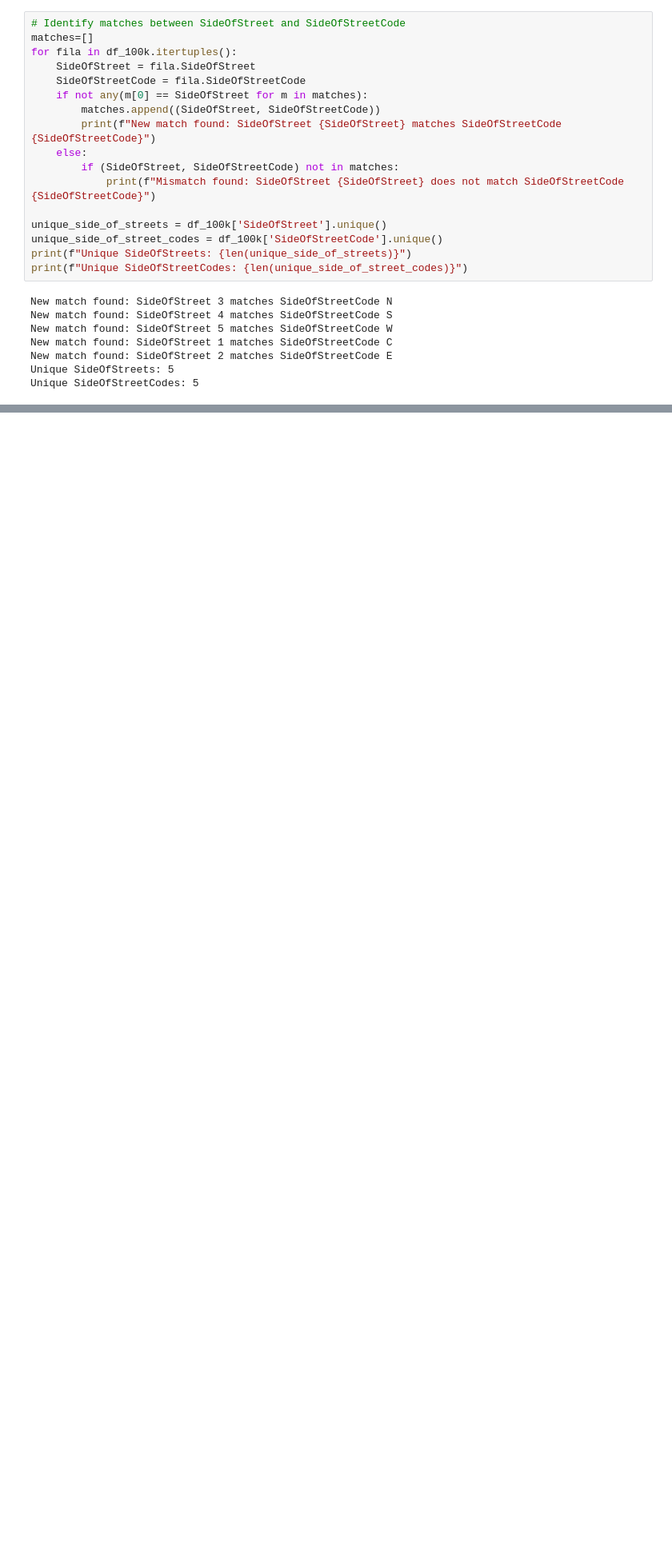
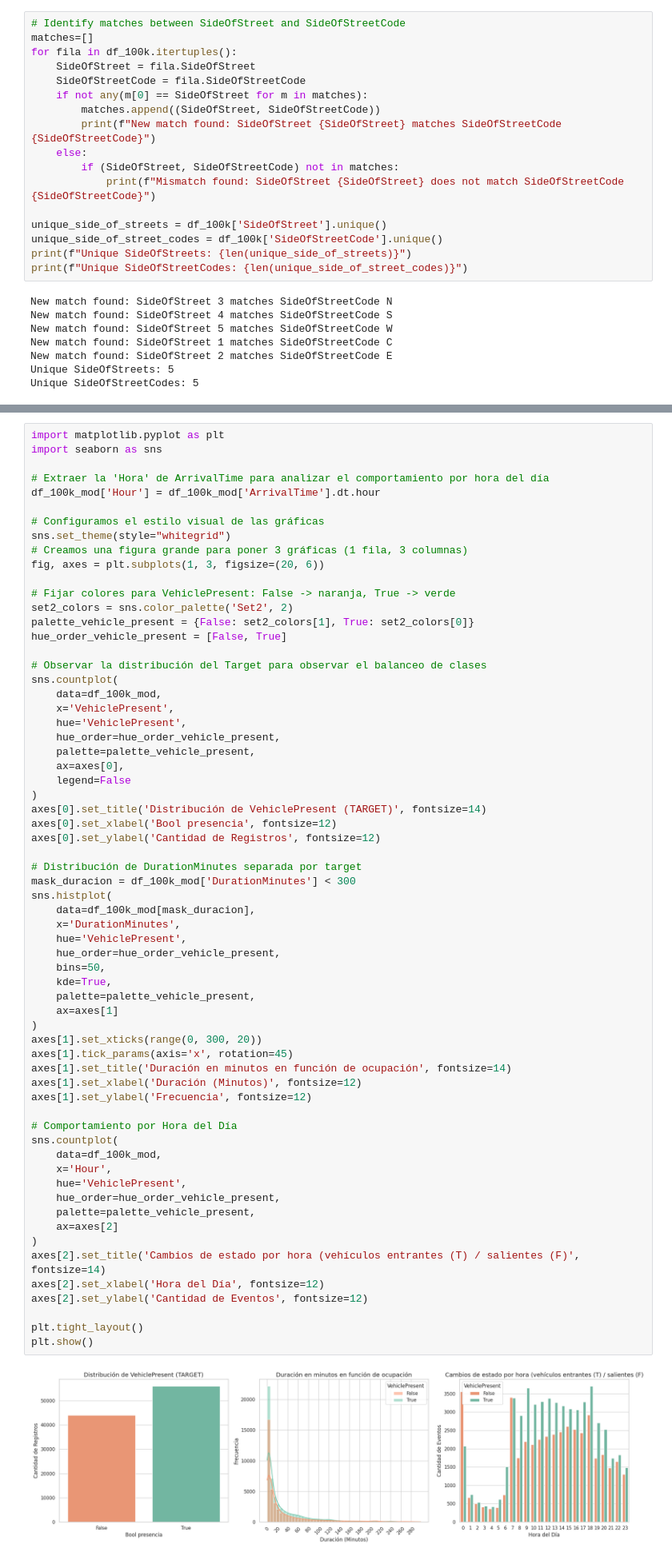
Before and after one commit to PPardodatasc/PPG-TFG-URJC, a Jupyter notebook: src/eda/2019_eda.ipynb, the cells around one changed output, grey strips where cells are left out. Shown at 80% size. Cells and saved outputs as stored; diff of their text form; blank space fills up the shorter version.

```diff
--- a/src/eda/2019_eda.ipynb
+++ b/src/eda/2019_eda.ipynb
@@ -269,0 +269,66 @@ plt.show()
+# %%
+import matplotlib.pyplot as plt
+import seaborn as sns
+
+# Extraer la 'Hora' de ArrivalTime para analizar el comportamiento por hora del día
+df_100k_mod['Hour'] = df_100k_mod['ArrivalTime'].dt.hour
+
+# Configuramos el estilo visual de las gráficas
+sns.set_theme(style="whitegrid")
+# Creamos una figura grande para poner 3 gráficas (1 fila, 3 columnas)
+fig, axes = plt.subplots(1, 3, figsize=(20, 6))
+
+# Fijar colores para VehiclePresent: False -> naranja, True -> verde
+set2_colors = sns.color_palette('Set2', 2)
+palette_vehicle_present = {False: set2_colors[1], True: set2_colors[0]}
+hue_order_vehicle_present = [False, True]
+
+# Observar la distribución del Target para observar el balanceo de clases
+sns.countplot(
+    data=df_100k_mod,
+    x='VehiclePresent',
+    hue='VehiclePresent',
+    hue_order=hue_order_vehicle_present,
+    palette=palette_vehicle_present,
+    ax=axes[0],
+    legend=False
+)
+axes[0].set_title('Distribución de VehiclePresent (TARGET)', fontsize=14)
+axes[0].set_xlabel('Bool presencia', fontsize=12)
+axes[0].set_ylabel('Cantidad de Registros', fontsize=12)
+
+# Distribución de DurationMinutes separada por target
+mask_duracion = df_100k_mod['DurationMinutes'] < 300
+sns.histplot(
+    data=df_100k_mod[mask_duracion],
+    x='DurationMinutes',
+    hue='VehiclePresent',
+    hue_order=hue_order_vehicle_present,
+    bins=50,
+    kde=True,
+    palette=palette_vehicle_present,
+    ax=axes[1]
+)
+axes[1].set_xticks(range(0, 300, 20))
+axes[1].tick_params(axis='x', rotation=45)
+axes[1].set_title('Duración en minutos en función de ocupación', fontsize=14)
+axes[1].set_xlabel('Duración (Minutos)', fontsize=12)
+axes[1].set_ylabel('Frecuencia', fontsize=12)
+
+# Comportamiento por Hora del Día
+sns.countplot(
+    data=df_100k_mod,
+    x='Hour',
+    hue='VehiclePresent',
+    hue_order=hue_order_vehicle_present,
+    palette=palette_vehicle_present,
+    ax=axes[2]
+)
+axes[2].set_title('Cambios de estado por hora (vehículos entrantes (T) / salientes (F)', fontsize=14)
+axes[2].set_xlabel('Hora del Día', fontsize=12)
+axes[2].set_ylabel('Cantidad de Eventos', fontsize=12)
+
+plt.tight_layout()
+plt.show()
+# %% [output]
+[figure, added]
```
Also changed, not shown: parts of 14 cells of this notebook, 2 other files.
